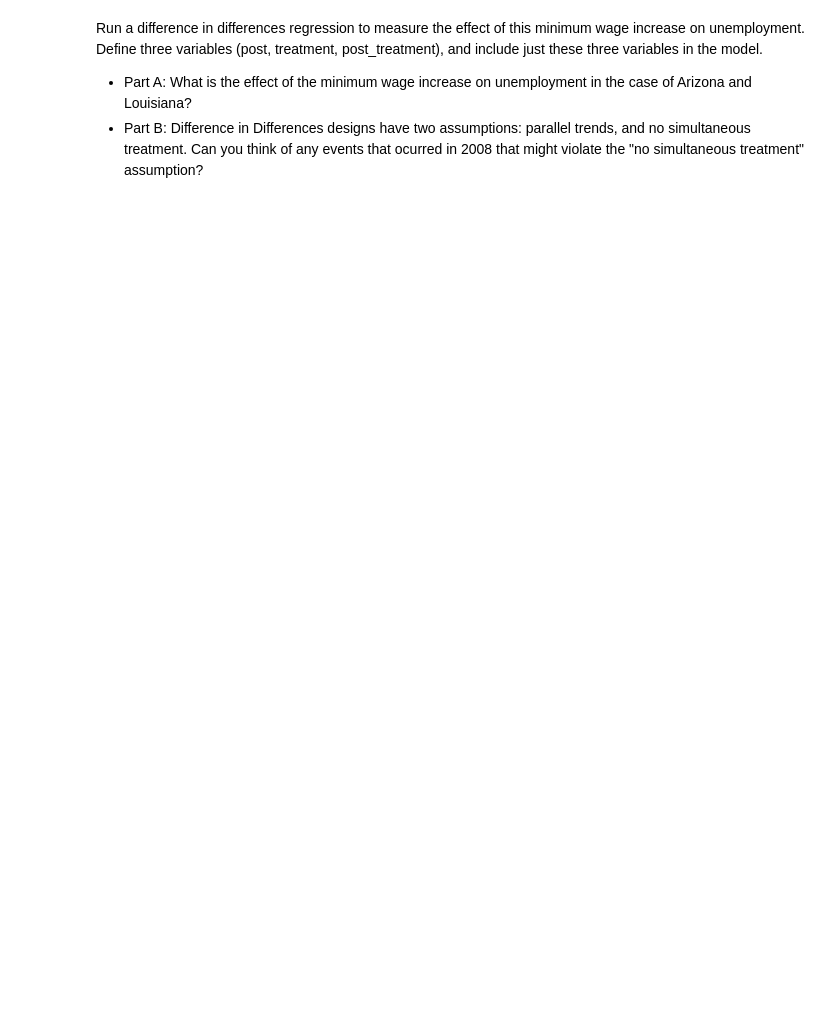
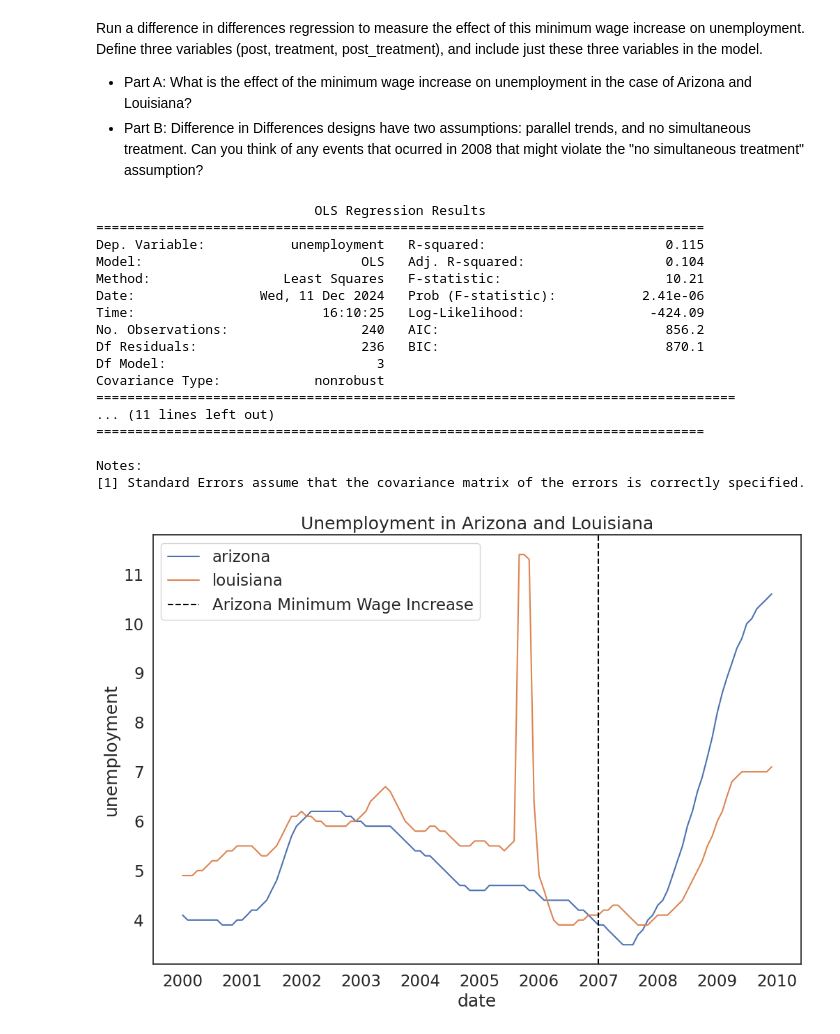
Before and after one commit to Josephmdlv/QM2-1, a Jupyter notebook: notebooks/W08. Diff-in-Diff.ipynb, the cells around one changed output. Saved outputs shown, nothing was run; the diff lists cells and outputs as text; code cells hidden in the pictures; blank space fills up the shorter version.

```diff
--- a/notebooks/W08. Diff-in-Diff.ipynb
+++ b/notebooks/W08. Diff-in-Diff.ipynb
@@ -339,3 +341,35 @@ Run a difference in differences regression to measure the effect of this minimum
 
 * Part A: What is the effect of the minimum wage increase on unemployment in the case of Arizona and Louisiana?
 * Part B: Difference in Differences designs have two assumptions: parallel trends, and no simultaneous treatment. Can you think of any events that ocurred in 2008 that might violate the "no simultaneous treatment" assumption?
+# %%
+did2['post']=np.where(did2['date']>='2007-01-01',1,0)
+did2['treatment']=np.where(did2['state']=='arizona',1,0)
+did2['post_treatment']=did2['post']*did2['treatment']
+
+did2=did2[(did2['date']>='2000-01-01') & (did2['date']<='2020-01-01')]
+sns.lineplot(data=did2,x='date',y='unemployment',hue='state')
+plt.axvline(pd.to_datetime('2007-01-01'),color='black',linestyle='dashed', label='Arizona Minimum Wage Increase')
+plt.title('Unemployment in Arizona and Louisiana')
+plt.legend()
+
+did2_model = ols('unemployment ~ post + treatment + post_treatment', did2).fit()
+print(did2_model.summary())
+# %% [output]
+                            OLS Regression Results
+==============================================================================
+Dep. Variable:           unemployment   R-squared:                       0.115
+Model:                            OLS   Adj. R-squared:                  0.104
+Method:                 Least Squares   F-statistic:                     10.21
+Date:                Wed, 11 Dec 2024   Prob (F-statistic):           2.41e-06
+Time:                        16:10:25   Log-Likelihood:                -424.09
+No. Observations:                 240   AIC:                             856.2
+Df Residuals:                     236   BIC:                             870.1
+Df Model:                           3
+Covariance Type:            nonrobust
+==================================================================================
+... (11 lines left out)
+==============================================================================
+
+Notes:
+[1] Standard Errors assume that the covariance matrix of the errors is correctly specified.
+[figure, added]
```
Also changed, not shown: parts of 2 cells of this notebook.
